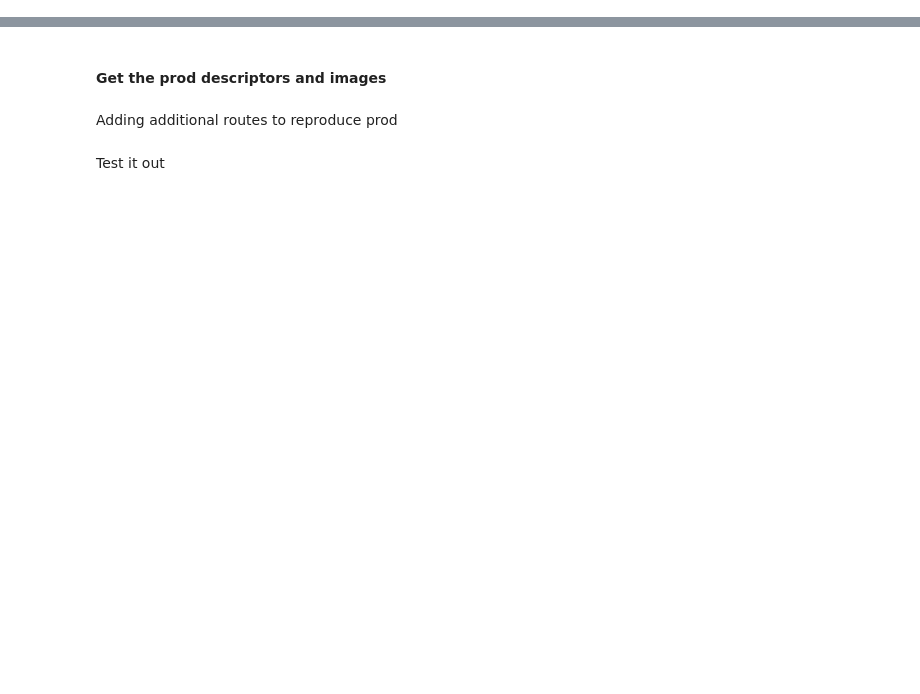
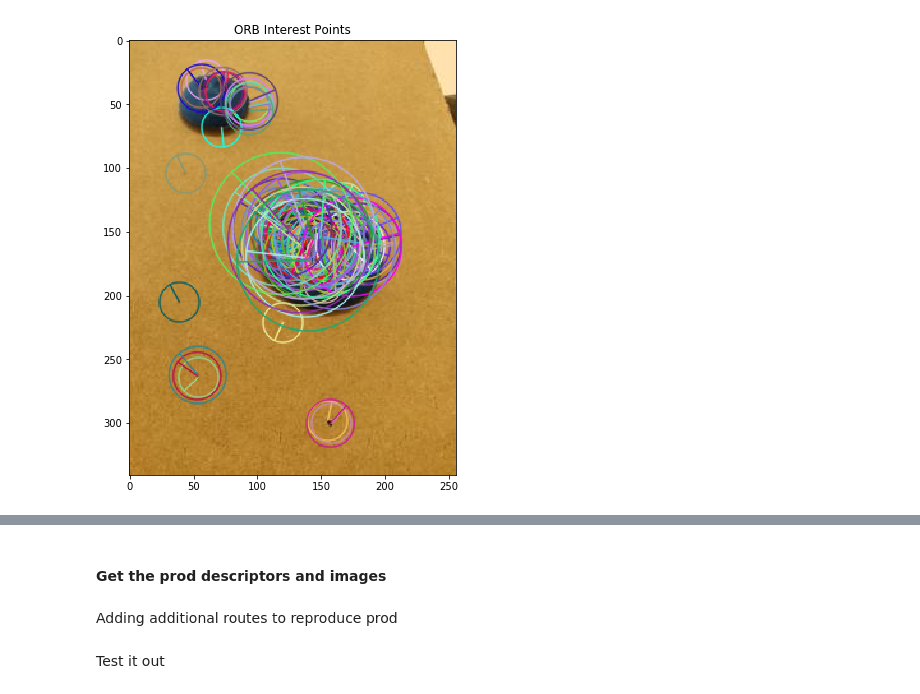
Before and after one commit to andrius-sil/climbicus, a Jupyter notebook: model_training/cbir_manual.ipynb, the cells around one changed output, grey strips where cells are left out. Drawn from its saved outputs; the diff is of its cells as text; code cells hidden in the pictures; blank space fills up the shorter version.

```diff
--- a/model_training/cbir_manual.ipynb
+++ b/model_training/cbir_manual.ipynb
@@ -28,3 +31,14 @@ img = cv2.cvtColor(img, cv2.COLOR_BGR2RGB)
 orb = cv2.ORB_create()
 # %%
 key_points, description = orb.detectAndCompute(img, None)
+# %%
+img_keypoints = cv2.drawKeypoints(img,
+                                  key_points,
+                                  img, # this actually amends the image
+                                  flags=cv2.DRAW_MATCHES_FLAGS_DRAW_RICH_KEYPOINTS)
+# %%
+plt.figure(figsize=(8, 8))
+plt.title('ORB Interest Points')
+plt.imshow(img_keypoints); plt.show()
+# %% [output]
+[figure, added]
```
Also changed, not shown: parts of 43 cells of this notebook.
